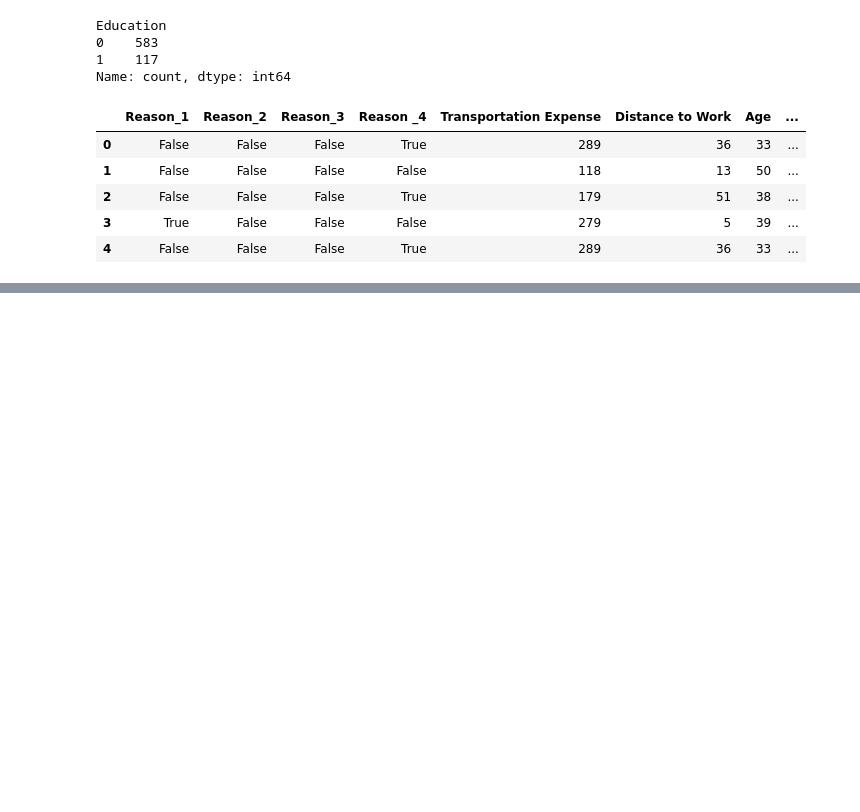
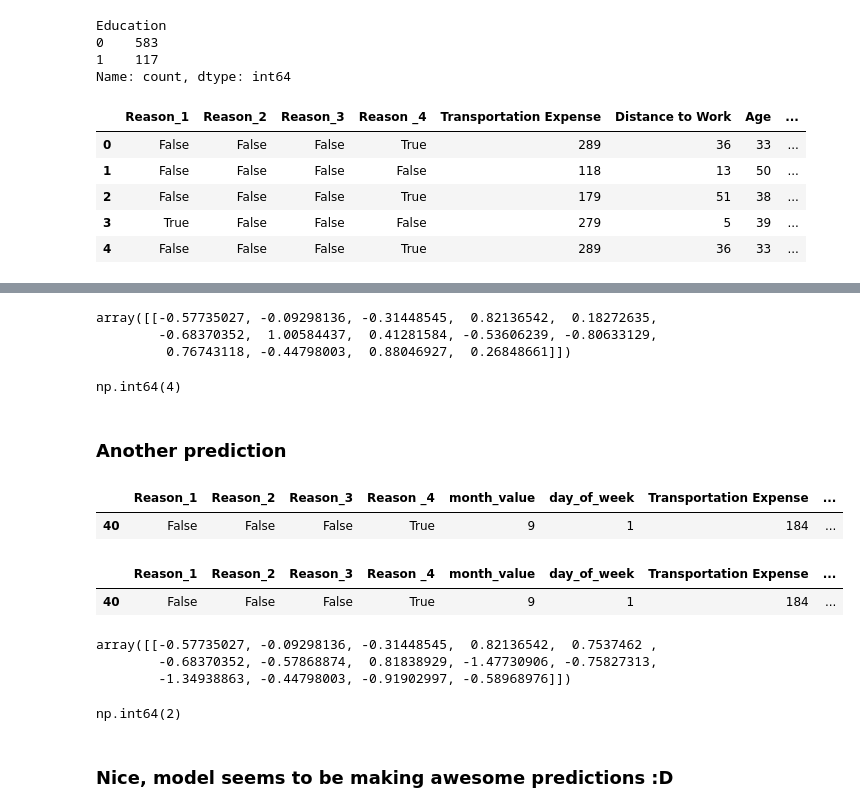
Before and after one commit to PhoenixDwarf/FORK-Inteligencia-artificial-computacion-U, a Jupyter notebook: Kaggle Project/absenteeism-at-work.ipynb, the cells around one changed output, grey strips where cells are left out. Cells and saved outputs as stored; diff of their text form; code cells hidden in the pictures; blank space fills up the shorter version.

```diff
--- a/Kaggle Project/absenteeism-at-work.ipynb
+++ b/Kaggle Project/absenteeism-at-work.ipynb
@@ -373,0 +495,39 @@ df_processed.to_csv('archive/processed_data.csv')
+# %%
+scaled_row = scaler.transform([row_to_predict.values])
+scaled_row
+# %% [output]
+array([[-0.57735027, -0.09298136, -0.31448545,  0.82136542,  0.18272635,
+        -0.68370352,  1.00584437,  0.41281584, -0.53606239, -0.80633129,
+         0.76743118, -0.44798003,  0.88046927,  0.26848661]])
+# %%
+prediction = rf.predict(scaled_row)
+prediction[0]
+# %% [output]
+np.int64(4)
+# %% [markdown]
+### Another prediction
+# %%
+data_processed[40:41]
+# %% [output]
+|  | Reason_1 | Reason_2 | Reason_3 | Reason _4 | month_value | day_of_week | Transportation Expense | ... |
+| 40 | False | False | False | True | 9 | 1 | 184 | ... |
+# %%
+row_to_predict = data_processed.iloc[40:41, :-1]
+row_to_predict
+# %% [output]
+|  | Reason_1 | Reason_2 | Reason_3 | Reason _4 | month_value | day_of_week | Transportation Expense | ... |
+| 40 | False | False | False | True | 9 | 1 | 184 | ... |
+# %%
+scaled_row = scaler.transform(row_to_predict.values)
+scaled_row
+# %% [output]
+array([[-0.57735027, -0.09298136, -0.31448545,  0.82136542,  0.7537462 ,
+        -0.68370352, -0.57868874,  0.81838929, -1.47730906, -0.75827313,
+        -1.34938863, -0.44798003, -0.91902997, -0.58968976]])
+# %%
+prediction = rf.predict(scaled_row)
+prediction[0]
+# %% [output]
+np.int64(2)
+# %% [markdown]
+### Nice, model seems to be making awesome predictions :D
```
Also changed, not shown: parts of 24 cells of this notebook.
